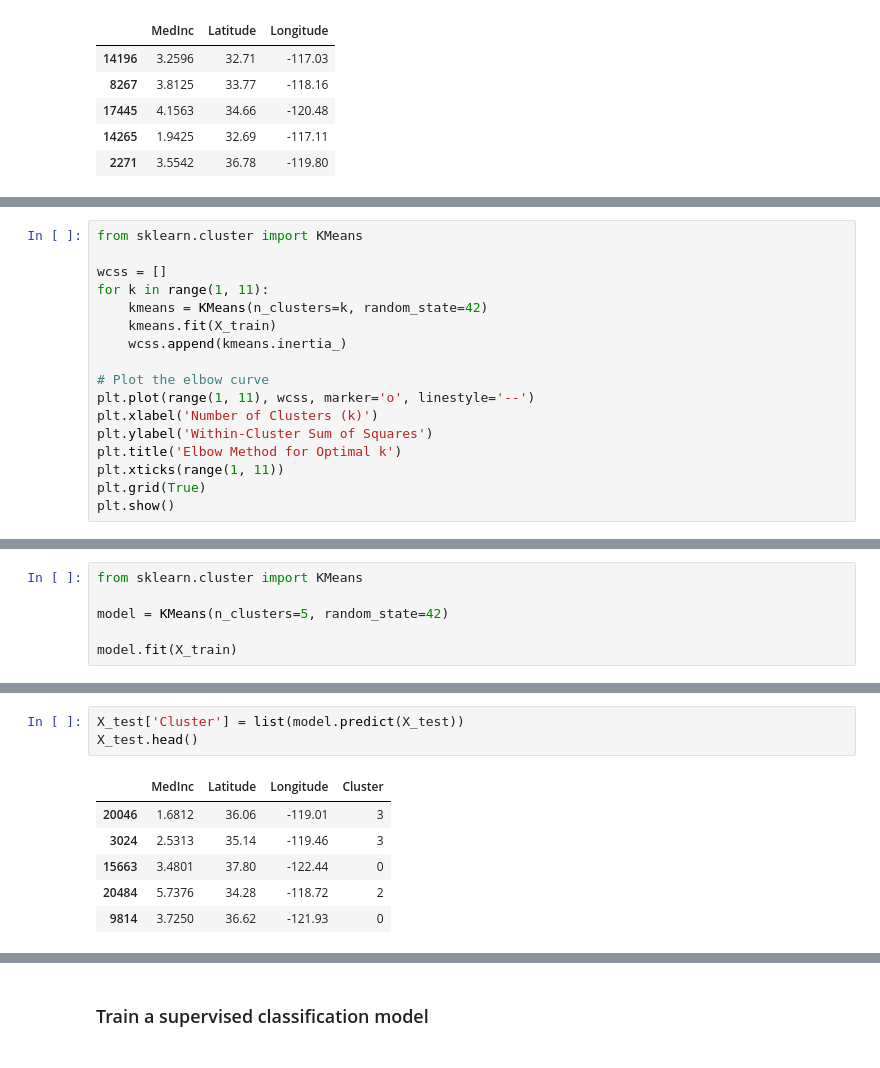
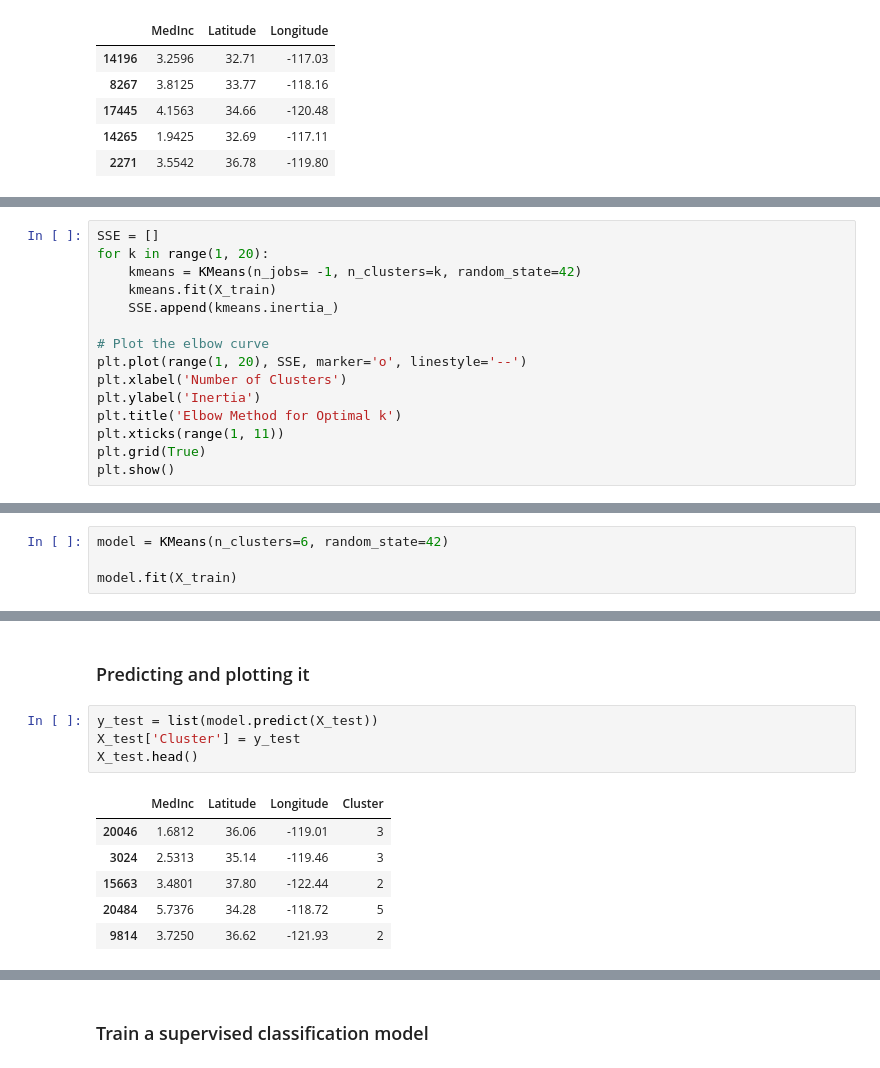
Before and after one commit to susanaf2000/California-Housing-K-means_Project, a Jupyter notebook: src/Project.ipynb, the cells around one changed output, grey strips where cells are left out. Drawn from its saved outputs; the diff is of its cells as text.

```diff
--- a/src/Project.ipynb
+++ b/src/Project.ipynb
@@ -63,16 +67,14 @@ X_train.head()
 # %%
-from sklearn.cluster import KMeans
-
-wcss = []
-for k in range(1, 11):
-    kmeans = KMeans(n_clusters=k, random_state=42)
+SSE = []
+for k in range(1, 20):
+    kmeans = KMeans(n_jobs= -1, n_clusters=k, random_state=42)
     kmeans.fit(X_train)
-    wcss.append(kmeans.inertia_)
+    SSE.append(kmeans.inertia_)
 
 # Plot the elbow curve
-plt.plot(range(1, 11), wcss, marker='o', linestyle='--')
-plt.xlabel('Number of Clusters (k)')
-plt.ylabel('Within-Cluster Sum of Squares')
+plt.plot(range(1, 20), SSE, marker='o', linestyle='--')
+plt.xlabel('Number of Clusters')
+plt.ylabel('Inertia')
 plt.title('Elbow Method for Optimal k')
 plt.xticks(range(1, 11))
 plt.grid(True)
@@ -86,7 +88,5 @@ k=5 would be the best fit for this
 # %%
-from sklearn.cluster import KMeans
-
-model = KMeans(n_clusters=5, random_state=42)
+model = KMeans(n_clusters=6, random_state=42)
 
 model.fit(X_train)
 # %% [output]
@@ -118,13 +146,16 @@ plt.show()
+# %% [markdown]
+### Predicting and plotting it
 # %%
-X_test['Cluster'] = list(model.predict(X_test))
+y_test = list(model.predict(X_test))
+X_test['Cluster'] = y_test
 X_test.head()
 # %% [output]
 |  | MedInc | Latitude | Longitude | Cluster |
 | 20046 | 1.6812 | 36.06 | -119.01 | 3 |
 | 3024 | 2.5313 | 35.14 | -119.46 | 3 |
-| 15663 | 3.4801 | 37.80 | -122.44 | 0 |
-| 20484 | 5.7376 | 34.28 | -118.72 | 2 |
-| 9814 | 3.7250 | 36.62 | -121.93 | 0 |
+| 15663 | 3.4801 | 37.80 | -122.44 | 2 |
+| 20484 | 5.7376 | 34.28 | -118.72 | 5 |
+| 9814 | 3.7250 | 36.62 | -121.93 | 2 |
 # %%
 fig, axis = plt.subplots(2, 3, figsize = (15, 10))
 
```
Also changed, not shown: parts of 26 cells of this notebook.
